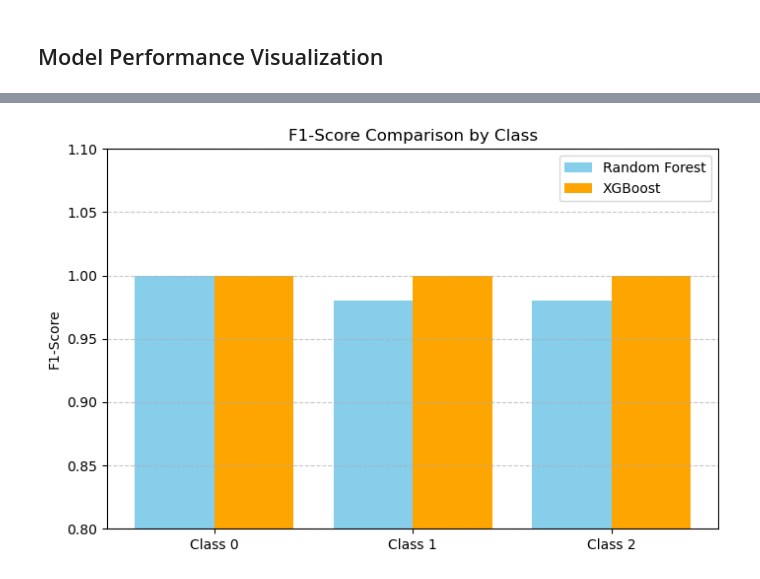
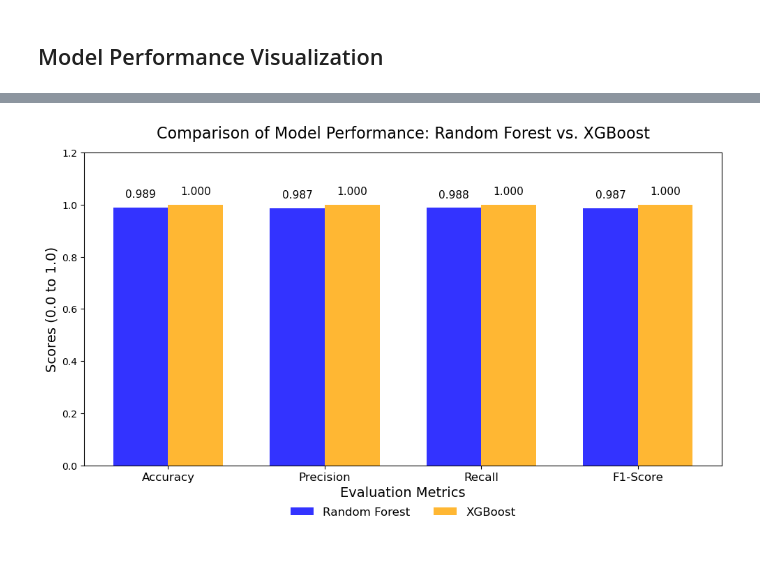
Before and after one commit to avineets87/housing-price-analysis, a Jupyter notebook: data_Classification.ipynb, the cells around one changed output, grey strips where cells are left out. Saved outputs shown, nothing was run; the diff lists cells and outputs as text; code cells hidden in the pictures.

Commit message:
chart enhancement update Readme

```diff
--- a/data_Classification.ipynb
+++ b/data_Classification.ipynb
@@ -421,24 +421,46 @@ plt.show()
-# %%
-
-# Example F1-scores
-categories = ['Class 0', 'Class 1', 'Class 2']
-rf_f1_scores = [1.0, 0.98, 0.98]
-xgb_f1_scores = [1.0, 1.0, 1.0]
-
-# Plotting
-x = np.arange(len(categories))
-bar_width = 0.4
-
-plt.figure(figsize=(8, 5))
-plt.bar(x - bar_width / 2, rf_f1_scores, width=bar_width, label='Random Forest', color='skyblue')
-plt.bar(x + bar_width / 2, xgb_f1_scores, width=bar_width, label='XGBoost', color='orange')
-
-plt.xticks(x, categories)
-plt.ylim(0.8, 1.1)
-plt.ylabel('F1-Score')
-plt.title('F1-Score Comparison by Class')
-plt.legend()
-plt.grid(axis='y', linestyle='--', alpha=0.7)
-plt.show()
-# %% [output]
-[figure, removed]
+# %%
+import numpy as np
+import matplotlib.pyplot as plt
+
+# Metrics for Random Forest and XGBoost
+metrics = ['Accuracy', 'Precision', 'Recall', 'F1-Score']
+random_forest_scores = [0.989, 0.987, 0.988, 0.987]
+xgboost_scores = [1.0, 1.0, 1.0, 1.0]
+
+# Bar positions
+x = np.arange(len(metrics))
+width = 0.35
+
+# Plotting the bar chart
+fig, ax = plt.subplots(figsize=(10, 6))
+rf_bars = ax.bar(x - width / 2, random_forest_scores, width, label='Random Forest', color='blue', alpha=0.8)
+xgb_bars = ax.bar(x + width / 2, xgboost_scores, width, label='XGBoost', color='orange', alpha=0.8)
+
+# Adding labels, title, and legend
+ax.set_xlabel('Evaluation Metrics', fontsize=14)
+ax.set_ylabel('Scores (0.0 to 1.0)', fontsize=14)
+ax.set_title('Comparison of Model Performance: Random Forest vs. XGBoost', fontsize=16, pad=15)
+ax.set_xticks(x)
+ax.set_xticklabels(metrics, fontsize=12)
+ax.legend(fontsize=12, loc='upper center', bbox_to_anchor=(0.5, -0.1), ncol=2, frameon=False)
+
+# Displaying scores on top of bars with adjusted positions
+for bars in [rf_bars, xgb_bars]:
+    for bar in bars:
+        yval = bar.get_height()
+        ax.text(
+            bar.get_x() + bar.get_width() / 2,  # x-coordinate
+            yval + 0.03,  # Adjusted y-coordinate slightly above the bar
+            f"{yval:.3f}",  # Format score to 3 decimal places
+            ha='center',  # Center alignment
+            va='bottom',  # Text positioned above the bar
+            fontsize=11,
+            color="black"
+        )
+
+# Adjusting layout for better appearance
+ax.set_ylim(0, 1.2)  # Set y-axis limit to provide space above bars
+plt.tight_layout()
+plt.show()
+# %% [output]
+[figure, added]
```
Also changed, not shown: parts of 1 cell of this notebook.
